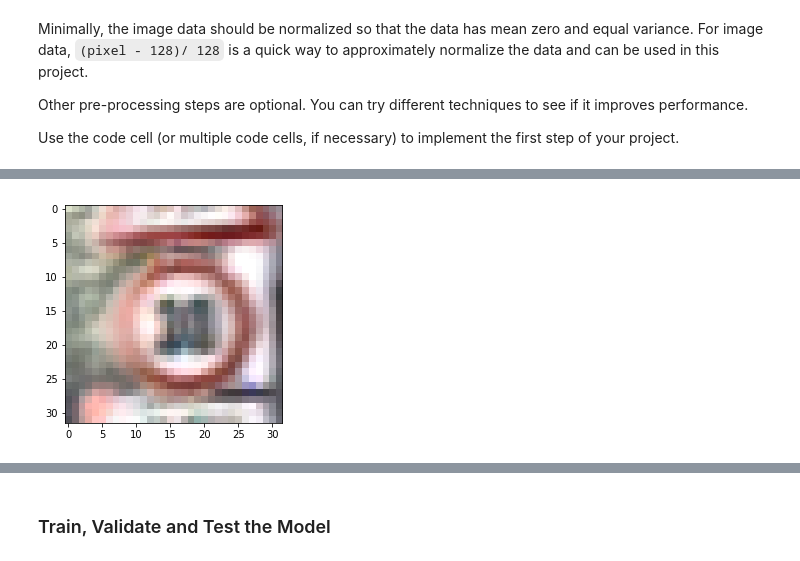
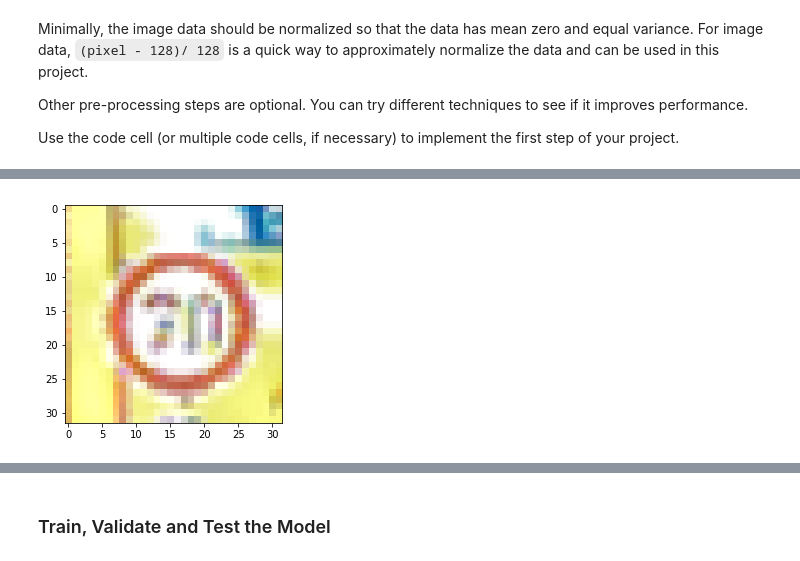
Before and after one commit to AlexSchizoid/CarND-Traffic-Sign-Classifier-Project, a Jupyter notebook: Traffic_Sign_Classifier.ipynb, the cells around one changed output, grey strips where cells are left out. Saved outputs shown, nothing was run; the diff lists cells and outputs as text; code cells hidden in the pictures.

```diff
--- a/Traffic_Sign_Classifier.ipynb
+++ b/Traffic_Sign_Classifier.ipynb
@@ -495,12 +486,11 @@ def process_to_gray(images_set):
 # %%
-image =np.empty_like (X_train[4082])
-np.copyto(image, X_train[4082])
+image =np.empty_like (X_train[7777])
+np.copyto(image, X_train[7777])
 
-#image = preprocess(image)
 image = YUV_luma_equalize(image)
 
 plt.figure()
 plt.imshow(image)
 plt.show()
 # %% [output]
-[figure, old version]
+[figure, new version]
```
Also changed, not shown: parts of 17 cells of this notebook, 3 other files.
